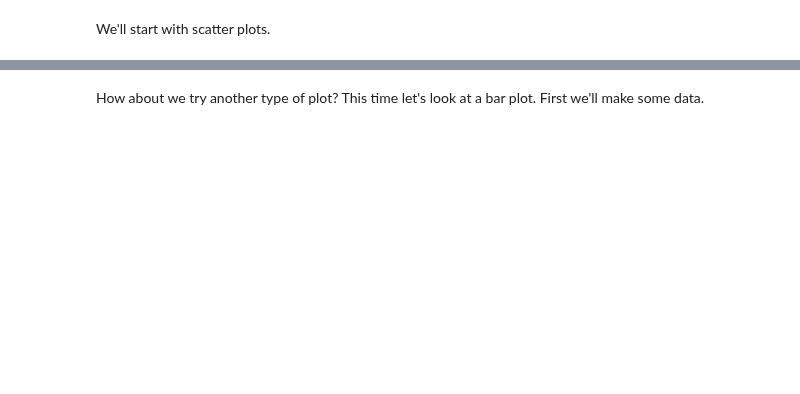
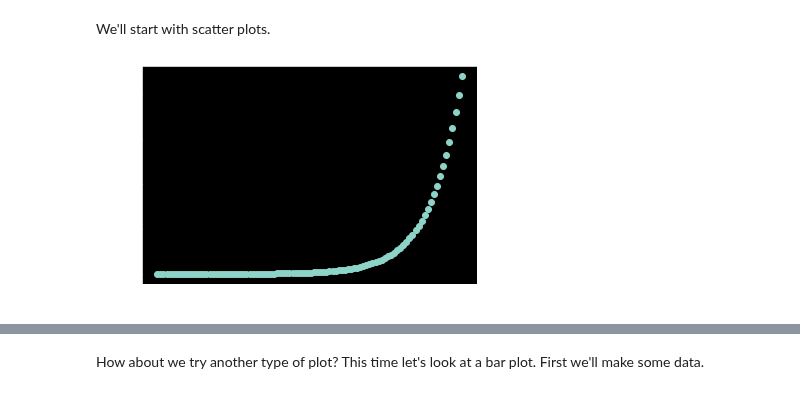
Before and after one commit to crypt096/zero-to-mastery-ml, a Jupyter notebook: matplotlib-exercises.ipynb, the cells around one changed output, grey strips where cells are left out. Cells and saved outputs as stored; diff of their text form; code cells hidden in the pictures; blank space fills up the shorter version.

```diff
--- a/matplotlib-exercises.ipynb
+++ b/matplotlib-exercises.ipynb
@@ -90,5 +93,9 @@ fig, ax = plt.subplots()
 We'll start with scatter plots.
 # %%
 # Create a scatter plot of X versus the exponential of X (np.exp(X))
+fig, ax = plt.subplots()
+ax.scatter(x,np.exp(x));
+# %% [output]
+[figure, added]
 # %%
 # Create a scatter plot of X versus np.sin(X)
```
Also changed, not shown: parts of 30 cells of this notebook, 1 other file.
